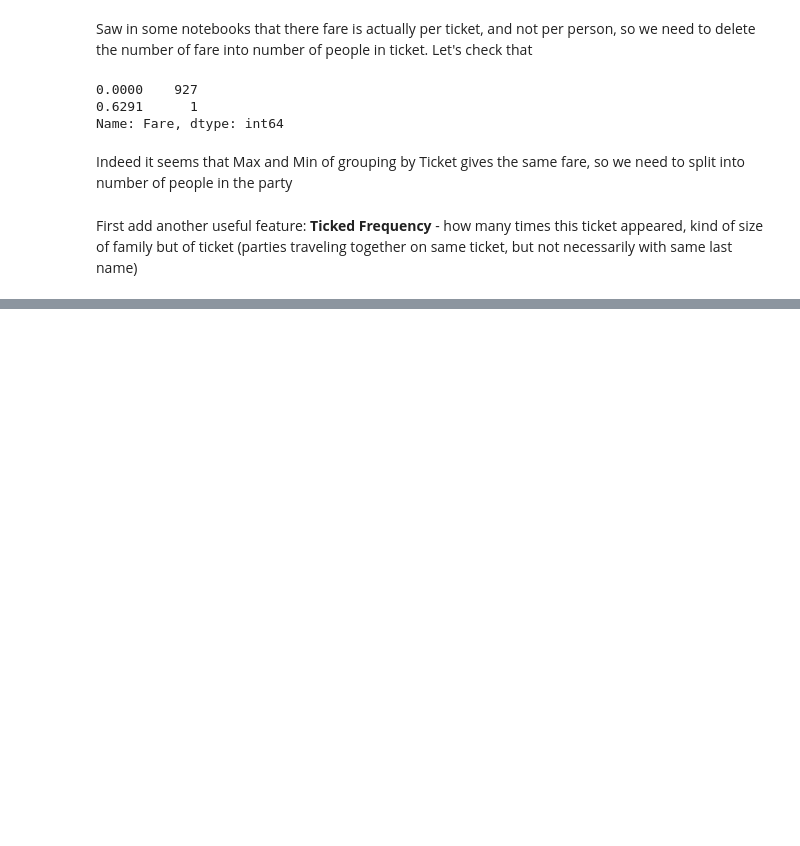
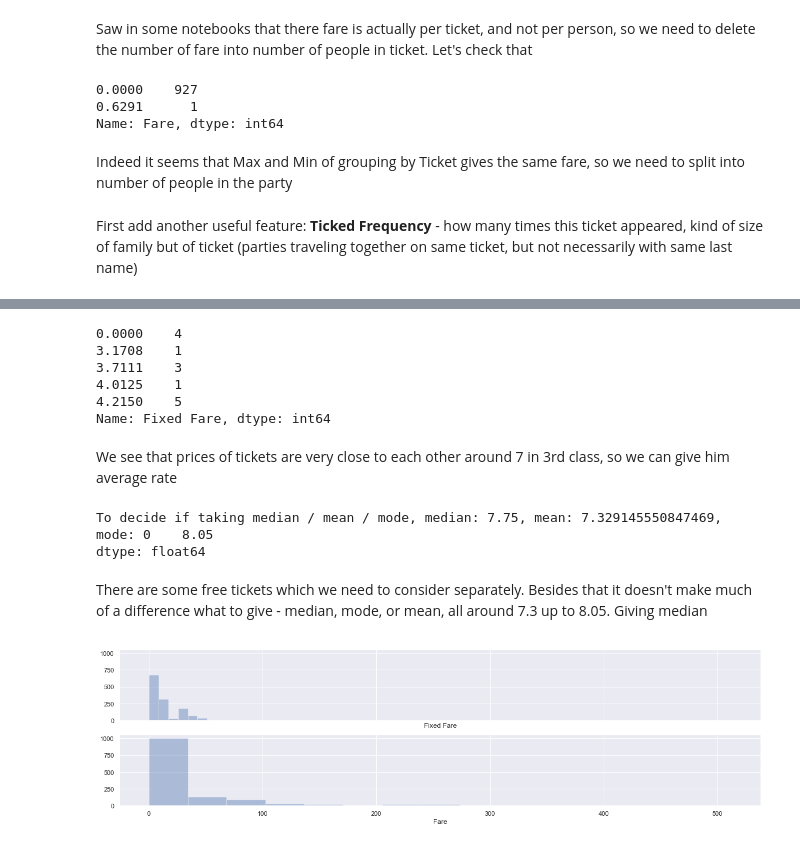
Before and after one commit to yoni2k/ml-kaggle-challenges, a Jupyter notebook: titanic/Advanced feature engineering.ipynb, the cells around one changed output, grey strips where cells are left out. Cells and saved outputs as stored; diff of their text form; code cells hidden in the pictures; blank space fills up the shorter version.

```diff
--- a/titanic/Advanced feature engineering.ipynb
+++ b/titanic/Advanced feature engineering.ipynb
@@ -538,3 +548,6 @@ Name: Fare, dtype: int64
 Indeed it seems that Max and Min of grouping by Ticket gives the same fare, so we need to split into number of people in the party
 # %% [markdown]
 First add another useful feature: **Ticked Frequency** - how many times this ticket appeared, kind of size of family but of ticket (parties traveling together on same ticket, but not necessarily with same last name)
+# %%
+both['Ticket_Frequency'] = both.groupby('Ticket')['Ticket'].transform('count')
+both['Ticket_Frequency'].value_counts()
@@ -540,0 +619,3 @@ First add another useful feature: **Ticked Frequency** - how many times this tic
+# %%
+both['Fixed Fare'] = both['Fare'] / both['Ticket_Frequency']
+both['Fixed Fare'].describe()
@@ -540,0 +663,28 @@ First add another useful feature: **Ticked Frequency** - how many times this tic
+# %%
+both[both['Pclass']==3]['Fixed Fare'].value_counts().sort_index().head()
+# %% [output]
+0.0000    4
+3.1708    1
+3.7111    3
+4.0125    1
+4.2150    5
+Name: Fixed Fare, dtype: int64
+# %% [markdown]
+We see that prices of tickets are very close to each other around 7 in 3rd class, so we can give him average rate
+# %%
+print(f"To decide if taking median / mean / mode, median: {both[both['Pclass']==3]['Fixed Fare'].median()}, mean: {both[both['Pclass']==3]['Fixed Fare'].mean()}, mode: {both[both['Pclass']==3]['Fixed Fare'].mode()}")
+# %% [output]
+To decide if taking median / mean / mode, median: 7.75, mean: 7.329145550847469, mode: 0    8.05
+dtype: float64
+# %% [markdown]
+There are some free tickets which we need to consider separately.  Besides that it doesn't make much of a difference what to give - median, mode, or mean, all around 7.3 up to 8.05. Giving median
+# %%
+both['Fixed Fare'] = both['Fixed Fare'].fillna(both[both['Pclass']==3]['Fixed Fare'].median())
+both['Fare'] = both['Fare'].fillna(both[both['Pclass']==3]['Fixed Fare'].median())
+# %%
+figure, axes = plt.subplots(2, 1, figsize = (20,5), sharey=True, sharex=True)
+sns.distplot(both['Fixed Fare'], ax=axes[0], bins=15, kde=False)
+sns.distplot(both['Fare'], ax=axes[1], bins=15, kde=False)
+figure.show()
+# %% [output]
+[figure, added]
```
Also changed, not shown: parts of 26 cells of this notebook, 2 other files.
